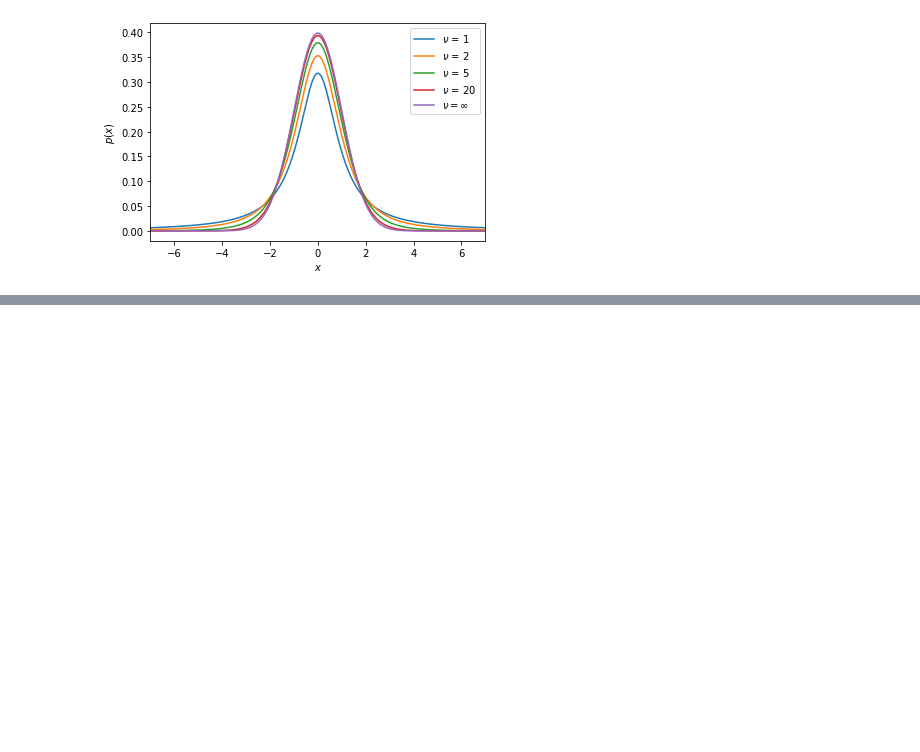
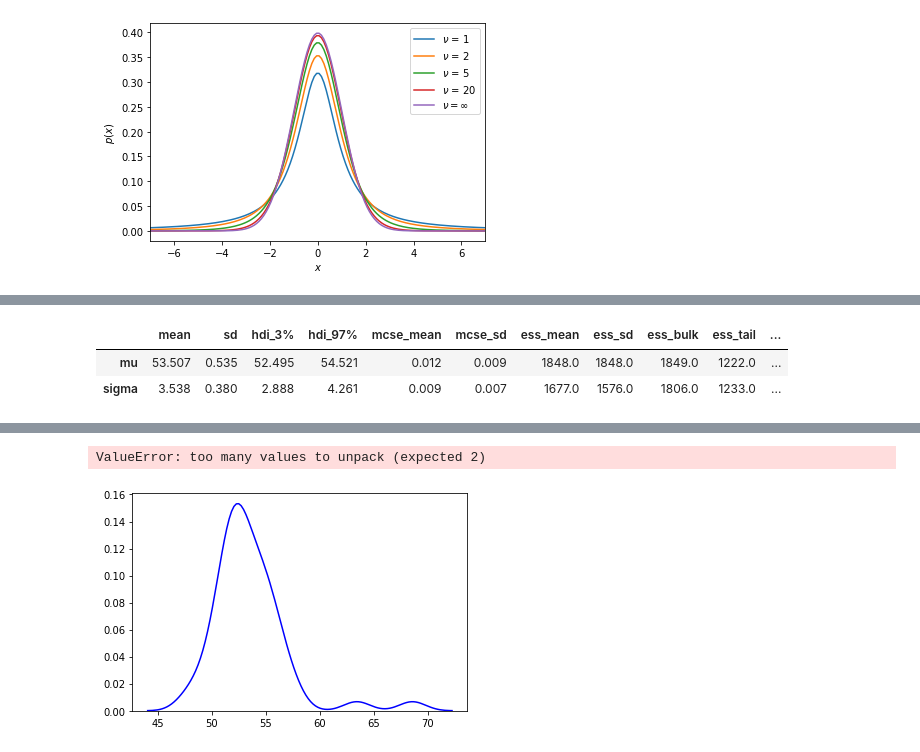
Before and after one commit to ducksfrogs/pystats, a Jupyter notebook: Baise_modeling/3d/student.ipynb, the cells around one changed output, grey strips where cells are left out. Cells and saved outputs as stored; diff of their text form; code cells hidden in the pictures; blank space fills up the shorter version.

```diff
--- a/Baise_modeling/3d/student.ipynb
+++ b/Baise_modeling/3d/student.ipynb
@@ -46,0 +72,15 @@ plt.xlim(-7,7)
+# %%
+df
+# %% [output]
+|  | mean | sd | hdi_3% | hdi_97% | mcse_mean | mcse_sd | ess_mean | ess_sd | ess_bulk | ess_tail | ... |
+| mu | 53.507 | 0.535 | 52.495 | 54.521 | 0.012 | 0.009 | 1848.0 | 1848.0 | 1849.0 | 1222.0 | ... |
+| sigma | 3.538 | 0.380 | 2.888 | 4.261 | 0.009 | 0.007 | 1677.0 | 1576.0 | 1806.0 | 1233.0 | ... |
+# %%
+y_pred = pm.sample_posterior_predictive(chain_g, 100, model_g, size=len(data))
+sns.kdeplot(data, c='b')
+for i in y_pred['y']:
+    sns.kdeplot(i, color='r', alpha=0.1)
+plt.xlim(35, 75)
+plt.title("Gaussian Model", fontsize=16)
+plt.xlabel('$x$', fontsize=16)
+# %% [output]
@@ -46,0 +88,2 @@ plt.xlim(-7,7)
+ValueError: too many values to unpack (expected 2)
+[figure, added]
```
Also changed, not shown: parts of 10 cells of this notebook, 2 other files.
